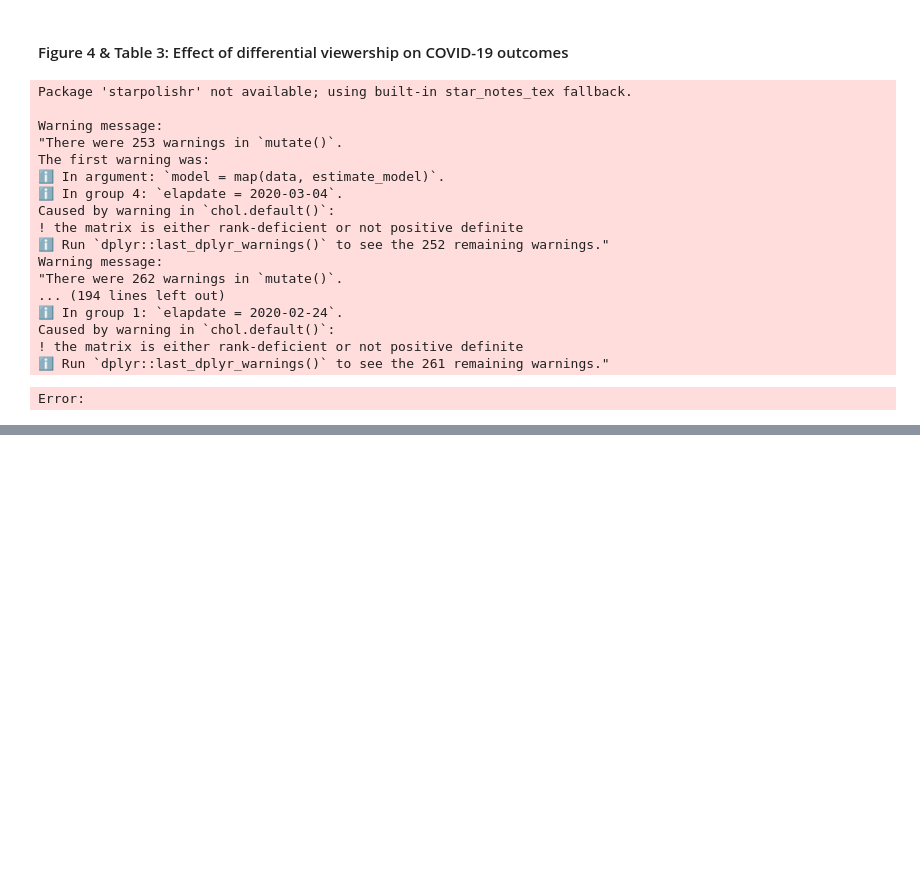
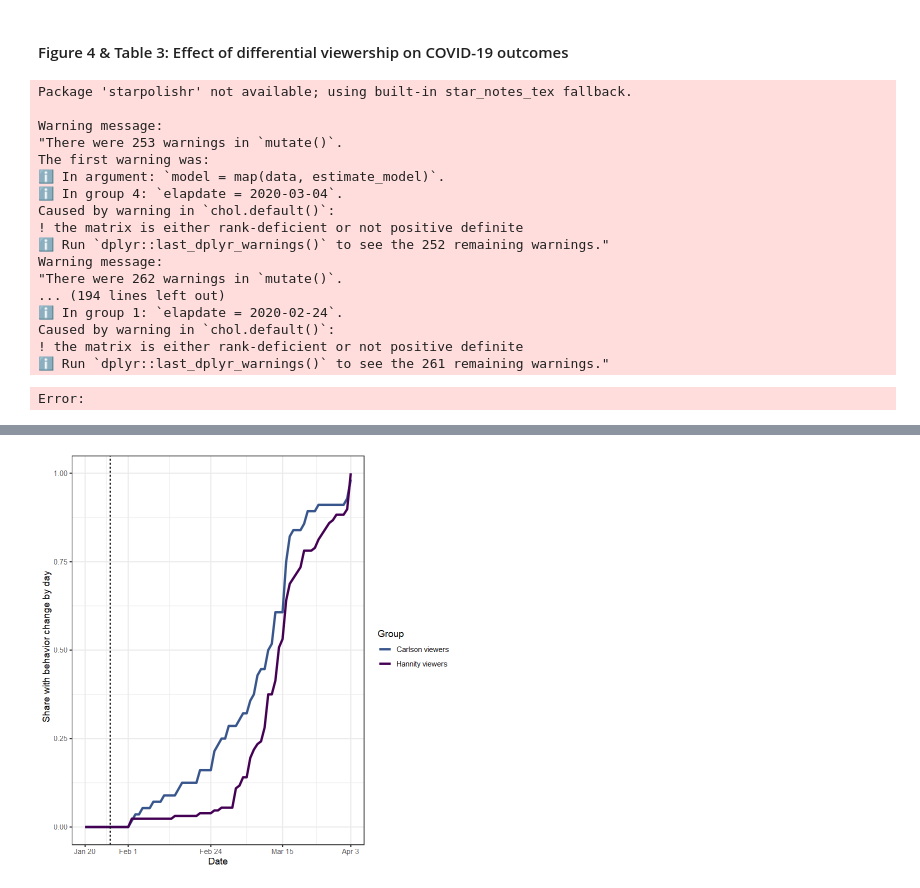
Before and after one commit to akatsim22/opinions_replication_CI, a Jupyter notebook: paper/mini_replication.ipynb, the cells around one changed output, grey strips where cells are left out. Saved outputs shown, nothing was run; the diff lists cells and outputs as text; code cells hidden in the pictures; blank space fills up the shorter version.

```diff
--- a/paper/mini_replication.ipynb
+++ b/paper/mini_replication.ipynb
@@ -917,0 +897,86 @@ I did not manage to replicate this result. The cell was running for 816 min, so
+# %%
+##########
+# DiD: Hannity vs Carlson viewers
+##########
+
+library(tidyverse)
+library(haven)
+library(lubridate)
+library(fixest)
+
+# Load data independently for this cell
+survey_did <- read_dta('../data/working/behavior-survey.dta') %>%
+  filter(foxviewer == 1) %>%
+  mutate(id = row_number()) %>%
+  filter((watch_hannity == 1 & watch_carlson == 0) | (watch_hannity == 0 & watch_carlson == 1)) %>%
+  mutate(
+    treat_hannity = if_else(watch_hannity == 1, 1L, 0L),
+    event_date = ymd('2020-02-01') + days(change_date),
+    event_date = if_else(change_by_survey_date == 1, event_date, ymd('2020-04-03'))
+  )
+
+# Early cutoff tied to narrative divergence.
+did_cutoff <- ymd('2020-01-27')
+panel_start <- ymd('2020-01-20')
+panel_end <- ymd('2020-04-03')
+
+did_panel <- tidyr::expand_grid(
+  id = survey_did$id,
+  day = seq(panel_start, panel_end, by = '1 day')
+) %>%
+  left_join(survey_did %>% dplyr::select(id, treat_hannity, event_date), by = 'id') %>%
+  mutate(
+    post = as.integer(day >= did_cutoff),
+    changed_by_day = as.integer(day >= event_date)
+  )
+
+# Two-way design with day fixed effects; interaction is the DiD estimate
+did_model <- feols(changed_by_day ~ treat_hannity * post | day, cluster = ~id, data = did_panel)
+print(summary(did_model))
+
+if (requireNamespace('IRdisplay', quietly = TRUE) && requireNamespace('broom', quietly = TRUE) && requireNamespace('knitr', quietly = TRUE)) {
+  did_tidy_all <- broom::tidy(did_model, conf.int = TRUE)
+  did_tidy <- did_tidy_all %>%
+    dplyr::filter(term == 'treat_hannity:post') %>%
+    dplyr::transmute(
+      Term = 'Hannity x Post (DiD)',
+      Estimate = round(estimate, 4),
+      `Std. Error` = round(std.error, 4),
+      `95% CI` = paste0('[', round(conf.low, 4), ', ', round(conf.high, 4), ']'),
+      `p-value` = signif(p.value, 3)
+    )
+
+  if (nrow(did_tidy) == 0) {
+    did_tidy <- tibble(
+      Term = 'Hannity x Post (DiD)',
+      Estimate = NA_real_,
+      `Std. Error` = NA_real_,
+      `95% CI` = 'Not estimable (collinearity)',
+      `p-value` = NA_real_
+    )
+  }
+
+  IRdisplay::display_html(as.character(knitr::kable(did_tidy, format = 'html', row.names = FALSE)))
+}
+
+plot_did <- did_panel %>%
+  group_by(day, treat_hannity) %>%
+  summarise(share_changed = mean(changed_by_day, na.rm = TRUE), .groups = 'drop') %>%
+  mutate(group = if_else(treat_hannity == 1, 'Hannity viewers', 'Carlson viewers')) %>%
+  ggplot(aes(x = day, y = share_changed, color = group)) +
+  geom_line(size = 1) +
+  geom_vline(xintercept = did_cutoff, linetype = 'dashed') +
+  scale_color_manual(values = c('Carlson viewers' = '#39568CFF', 'Hannity viewers' = '#440154FF')) +
+  scale_x_date(
+    breaks = ymd(c('2020-01-20', '2020-02-01', '2020-02-24', '2020-03-15', '2020-04-03')),
+    labels = c('Jan 20', 'Feb 1', 'Feb 24', 'Mar 15', 'Apr 3')
+  ) +
+  labs(
+    x = 'Date',
+    y = 'Share with behavior change by day',
+    color = 'Group'
+  ) +
+  theme_bw()
+
+print(plot_did)
+# %% [output]
@@ -917,0 +1001 @@ I did not manage to replicate this result. The cell was running for 816 min, so
+[figure, added]
```
Also changed, not shown: parts of 5 cells of this notebook.
